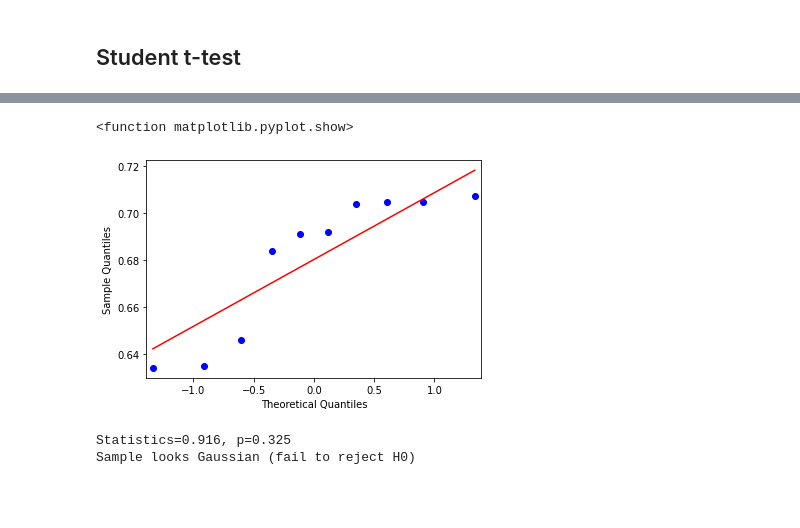
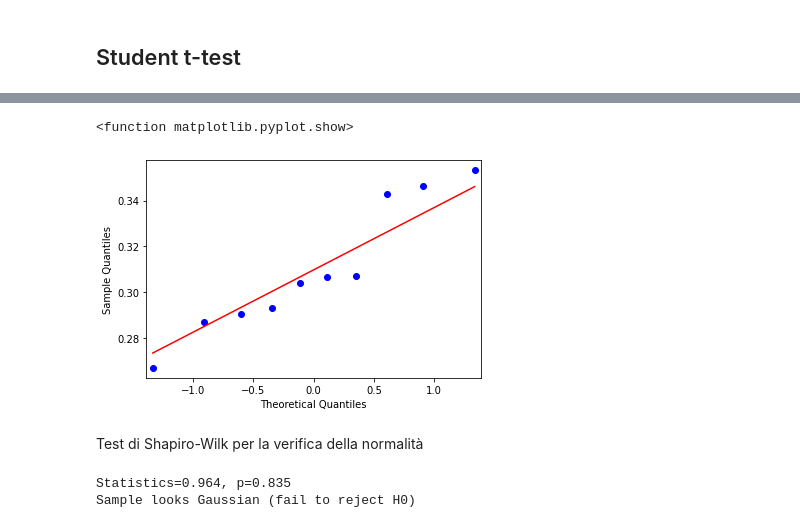
Before and after one commit to giuseppemartino26/S-Ratings, a Jupyter notebook: notebook/analysis.ipynb, the cells around one changed output, grey strips where cells are left out. Saved outputs shown, nothing was run; the diff lists cells and outputs as text; code cells hidden in the pictures; blank space fills up the shorter version.

```diff
--- a/notebook/analysis.ipynb
+++ b/notebook/analysis.ipynb
@@ -881,25 +919,43 @@ the best parameters are
 # %% [markdown]
 ## Student t-test
 # %%
+#CROSS VALIDATION
 from sklearn.preprocessing import StandardScaler
-#CROSS VALIDATION
 pipe = Pipeline([
 
-         #('normalization',StandardScaler()),
-         #('feature_sel',SelectKBest(score_func=f_classif, k=28)),
-         ('feature_sel',SelectFromModel(RandomForestClassifier( max_features=16,  min_samples_split=3))),
+         ('normalization',StandardScaler()),
+         #('feature_sel',SelectKBest(score_func=f_classif, k=11)),
+         ('feature_sel',SelectFromModel(LogisticRegression(solver='newton-cg'), threshold= 'median')),
+         #('feature_sel',SelectFromModel(OrdinalClassifier(DecisionTreeClassifier()))), #per gk
+         #('feature_sel',VarianceThreshold(threshold= 0.1)),
+         #('feature_sel',RFECV(estimator=XGBClassifier())),
+         #('feature_sel', ExtraTreesClassifier(n_estimators=10)),
+         #SequentialFeatureSelector(estimator=XGBClassifier(), n_features_to_select = 15, cv =10, direction ='backward'),
+
          #('sampling', SMOTE()),
          #('sampling', RandomOverSampler()),
+         #('feature_sel',RFE(estimator=XGBClassifier(), n_features_to_select=30)),
+         #('classification', LogisticRegression(C=100,solver='newton-cg'))
+         #('classification',RandomForestClassifier(max_features=17, min_samples_split=3, max_depth=90))
 
-         ('classification',RandomForestClassifier( max_features=16,  min_samples_split=3))
+         #('classification',RandomForestClassifier(max_features=11,  min_samples_split=3))
          #('classification', KNeighborsClassifier(n_neighbors= 21,leaf_size=1,p=1,weights="distance"))
          #('classification', XGBClassifier(max_depth=5, min_child_weight=3,colsample_bytree=0.9,subsample=0.8))
+         #('classification', XGBClassifier()) #per gk
          #('classification', BernoulliNB()),
-         #('classification', LogisticRegression(solver='newton-cg'))
-         #('classification', svm.SVC())
+         ('classification', LogisticRegression(solver='newton-cg'))
+         #('classification', LogisticRegression())
+         #('classification', svm.SVR())
          #('classification', svm.SVC(kernel= 'linear',C=0.7,gamma='auto'))
          #('classification',BaggingClassifier(base_estimator=svm.SVC(kernel= 'linear',C=0.75,gamma='auto',probability=False),n_jobs=-1))
+         #('classification', OrdinalClassifier(DecisionTreeClassifier(max_depth=5, min_samples_leaf=9, min_samples_split=6)))
+         #('classification', OrdinalClassifier(DecisionTreeClassifier())) #per gk
+         #('classification', DecisionTreeClassifier(max_depth=5, min_samples_leaf=9, min_samples_split=6))
+
     ])
+
+mamae_scorer = make_scorer(macro_averaged_mean_absolute_error, greater_is_better=True)
+balacc_scorer = make_scorer(balanced_accuracy_score, greater_is_better=True)
 
 scoring = {'acc': 'accuracy',
            'prec_macro': 'precision_macro',
@@ -909,7 +965,10 @@ scoring = {'acc': 'accuracy',
            'f1_macro': 'f1_macro',
            'f1_weighted': 'f1_weighted',
            'mae': 'neg_mean_absolute_error',
-           'rmse': 'neg_root_mean_squared_error'}
+           'rmse': 'neg_root_mean_squared_error',
+           'mamae': mamae_scorer,
+           'balacc': balacc_scorer}
+
 scores = cross_validate(pipe, X, y, scoring=scoring, cv=StratifiedKFold(10), return_train_score=True, return_estimator = True)
 print(scores.keys())
 print(f"Accuracy in each fold: {scores['test_acc']}")
@@ -922,6 +981,9 @@ print(f"F1 score macro: {scores['test_f1_macro'].mean().round(3)}")
 #print(f"Avg F1: {scores['test_f1_weighted'].mean().round(3)}")
 print(f"Mean Absolute Error: {scores['test_mae'].mean().round(3)}")
 print(f"Root Mean Squared Error: {scores['test_rmse'].mean().round(3)}")
+print(f"Macro averaged mean absolute error: {scores['test_mamae'].mean().round(3)}")
+print(f"Macro averaged mean absolute error: {scores['test_mamae']}")
+print(f"Balanced accuracy: {scores['test_balacc'].mean().round(3)}")
 
 for i in range(10):
   print("Selected features")
@@ -1016,19 +993,24 @@ Fold 0: ['goals' 'assists' 'shots_ontarget' 'chances2score' 'drib_success'
 # %%
 from statsmodels.graphics.gofplots import qqplot
 from matplotlib import pyplot
 
-qqplot(scores['test_f1_macro'],line = 's')
+qqplot(scores['test_mamae'],line = 's')
 pyplot.show
 # %% [output]
 <function matplotlib.pyplot.show>
-[figure, old version]
+[figure, new version]
+# %% [markdown]
+Test di Shapiro-Wilk per la verifica della normalità
 # %%
 #SHAPIRO WILK TEST
 from scipy.stats import shapiro
 
-stat, p = shapiro(scores['test_acc'])
+#stat, p = shapiro(scores['test_mamae'])
 #stat, p = shapiro(scores['test_f1_macro'])
-#stat, p = shapiro(scores['test_mae'])
+
+#stat, p = shapiro(f1s)
+stat, p = shapiro(mamae)
+
 print('Statistics=%.3f, p=%.3f' % (stat, p))
 # interpret
 alpha = 0.05
@@ -1037,5 +1019,5 @@ if p > alpha:
 else:
 	print('Sample does not look Gaussian (reject H0)')
 # %% [output]
-Statistics=0.916, p=0.325
+Statistics=0.964, p=0.835
 Sample looks Gaussian (fail to reject H0)
```
Also changed, not shown: parts of 61 cells of this notebook, 6 other files.
